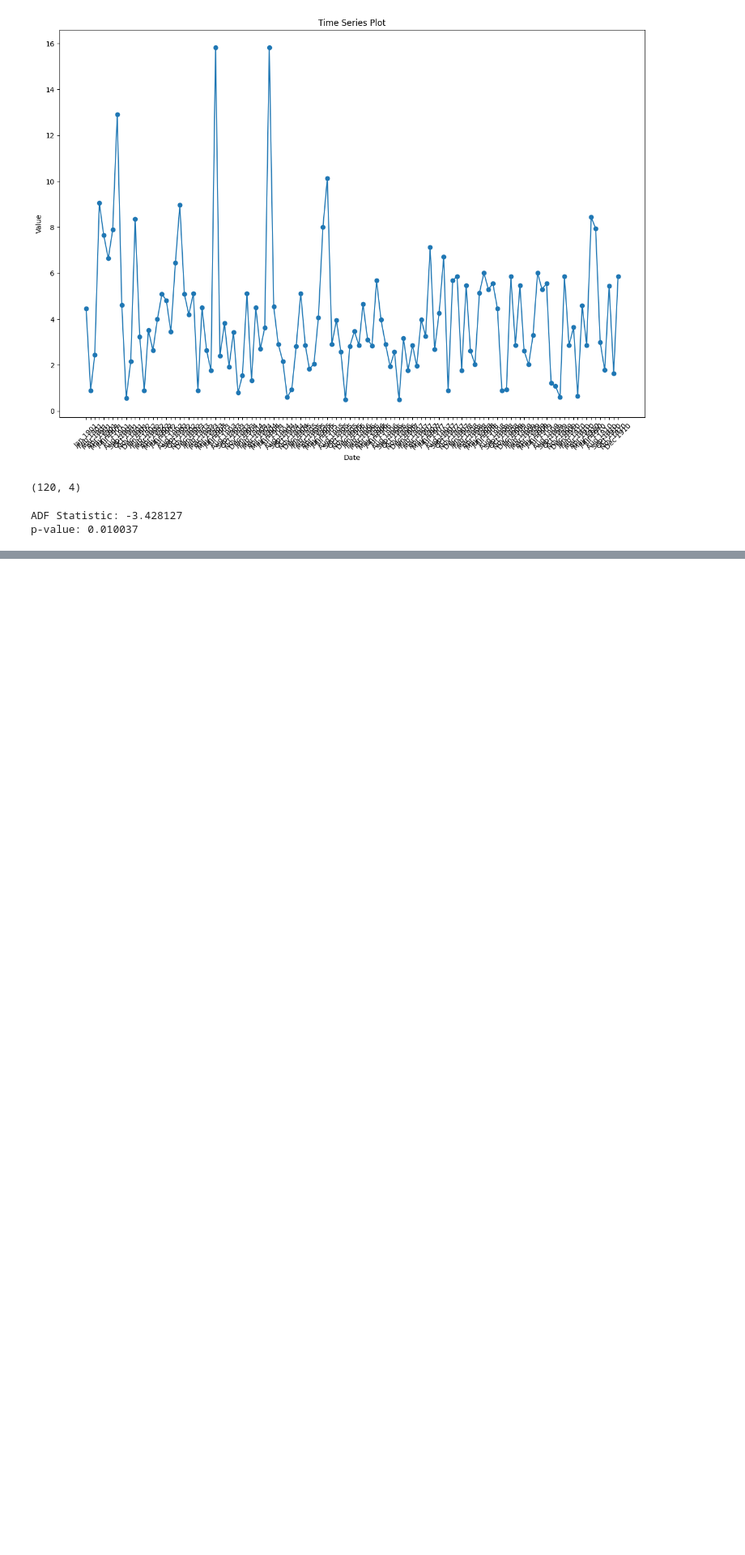
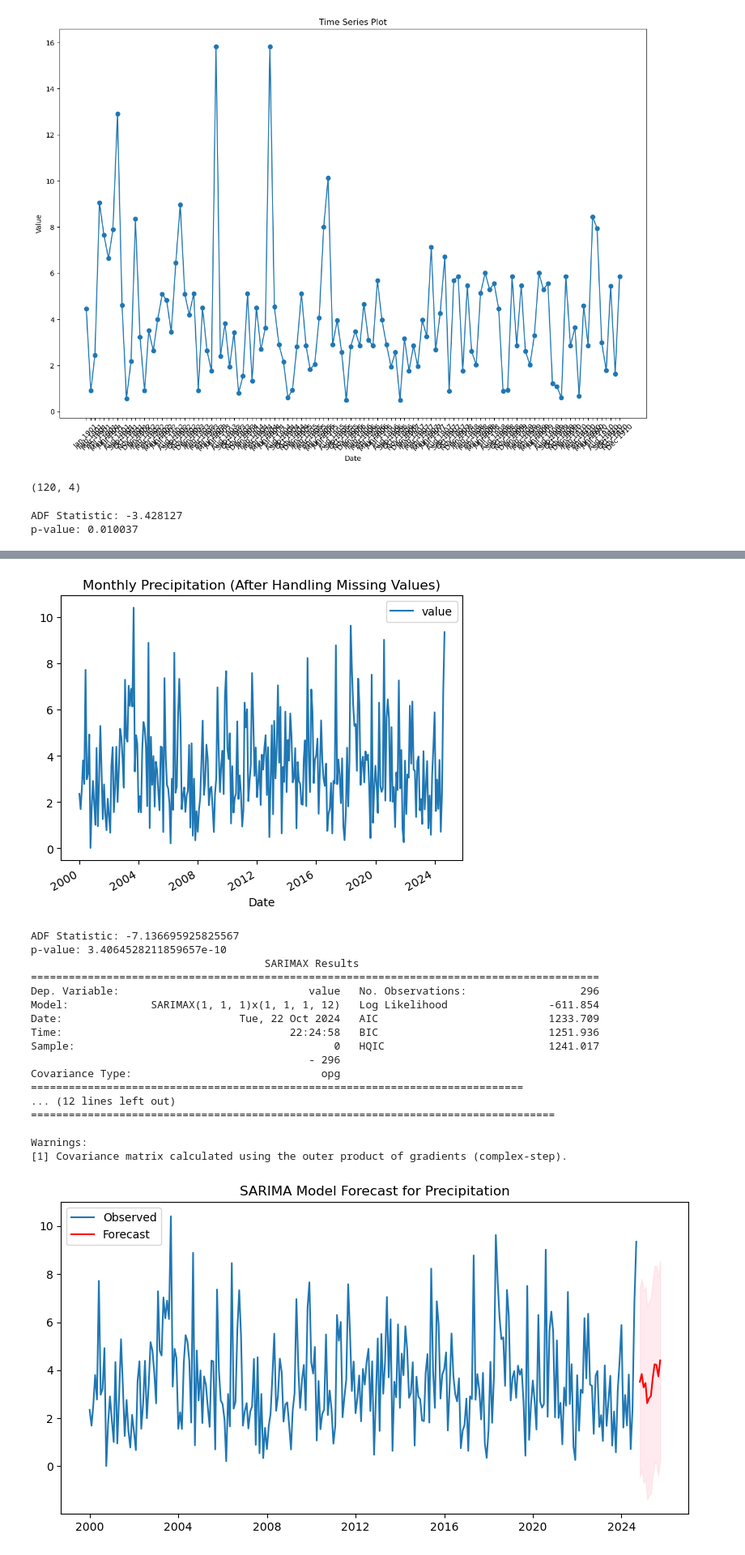
Before and after one commit to phipyao/ds4002-project-2, a Jupyter notebook: SCRIPTS/code.ipynb, the cells around one changed output, grey strips where cells are left out. Shown at 81% size. Cells and saved outputs as stored; diff of their text form; code cells hidden in the pictures; blank space fills up the shorter version.

Commit message:
added sarima model forecast

```diff
--- a/SCRIPTS/code.ipynb
+++ b/SCRIPTS/code.ipynb
@@ -282,0 +273,67 @@ Warnings:
+# %%
+df = df1
+df = pd.melt(df, id_vars=['Year'], value_vars=['January','February','March','April','May','June','July','August','September','October','November','December'])
+
+df['Date'] = pd.to_datetime(df['Year'].astype(str) + ' ' + df['variable'])
+
+# Set the 'Date' column as the index
+df.set_index('Date', inplace=True)
+
+# Drop the 'Year' and 'variable' columns if needed
+df.drop(['Year', 'variable'], axis=1, inplace=True)
+
+df = df.sort_index()
+
+# Drop missing values
+df = df.dropna()
+
+# Plot the data after handling missing values
+df.plot(title="Monthly Precipitation (After Handling Missing Values)")
+plt.show()
+
+# Check for stationarity using the Augmented Dickey-Fuller test
+result = adfuller(df['value'])  # Replace 'October' with your preferred column
+print(f'ADF Statistic: {result[0]}')
+print(f'p-value: {result[1]}')
+
+# Apply SARIMA Model
+model = SARIMAX(df['value'], order=(1, 1, 1), seasonal_order=(1, 1, 1, 12))
+sarima_fit = model.fit(disp=False)
+
+# Summary of the model
+print(sarima_fit.summary())
+
+# Forecast the next 12 months
+forecast = sarima_fit.get_forecast(steps=12)
+forecast_index = pd.date_range(start=df.index[-1] + pd.DateOffset(months=1), periods=12, freq='M')
+forecast_values = forecast.predicted_mean
+confidence_intervals = forecast.conf_int()
+
+# Plot the forecast
+plt.figure(figsize=(10, 5))
+plt.plot(df, label='Observed')
+plt.plot(forecast_index, forecast_values, label='Forecast', color='red')
+plt.fill_between(forecast_index, confidence_intervals.iloc[:, 0], confidence_intervals.iloc[:, 1], color='pink', alpha=0.3)
+plt.title("SARIMA Model Forecast for Precipitation")
+plt.legend()
+plt.show()
+# %% [output]
+[figure, added]
+ADF Statistic: -7.136695925825567
+p-value: 3.4064528211859657e-10
+                                     SARIMAX Results
+==========================================================================================
+Dep. Variable:                              value   No. Observations:                  296
+Model:             SARIMAX(1, 1, 1)x(1, 1, 1, 12)   Log Likelihood                -611.854
+Date:                            Tue, 22 Oct 2024   AIC                           1233.709
+Time:                                    22:24:58   BIC                           1251.936
+Sample:                                         0   HQIC                          1241.017
+                                            - 296
+Covariance Type:                              opg
+==============================================================================
+... (12 lines left out)
+===================================================================================
+
+Warnings:
+[1] Covariance matrix calculated using the outer product of gradients (complex-step).
+[figure, added]
```
Also changed, not shown: parts of 8 cells of this notebook.
